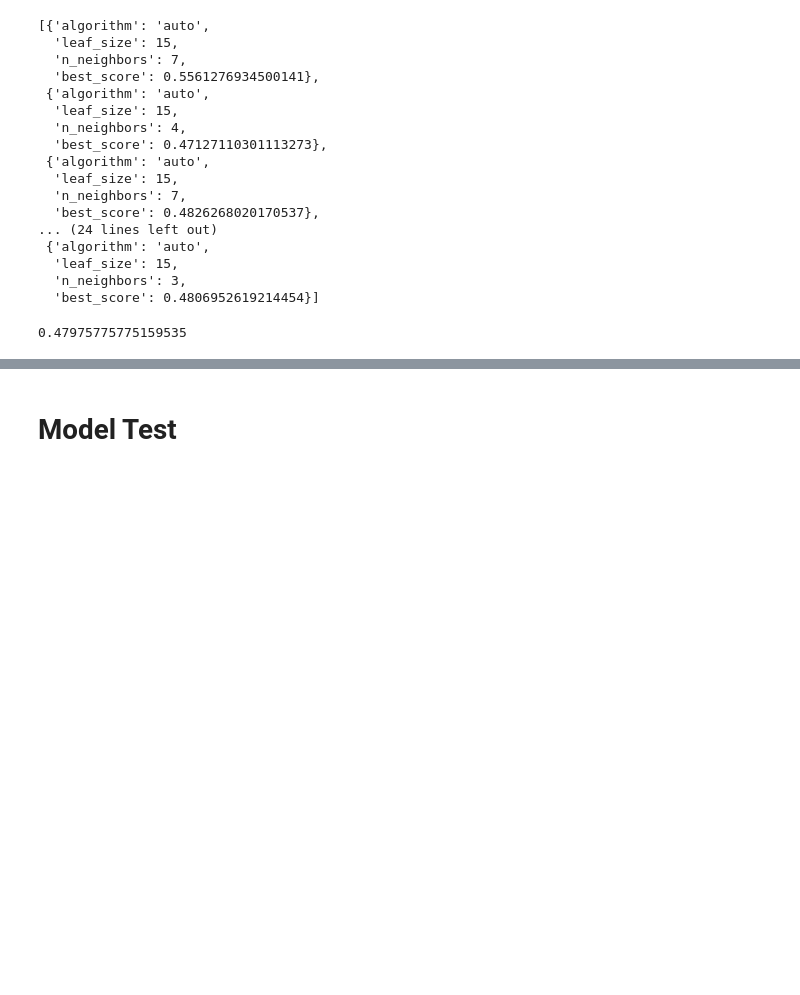
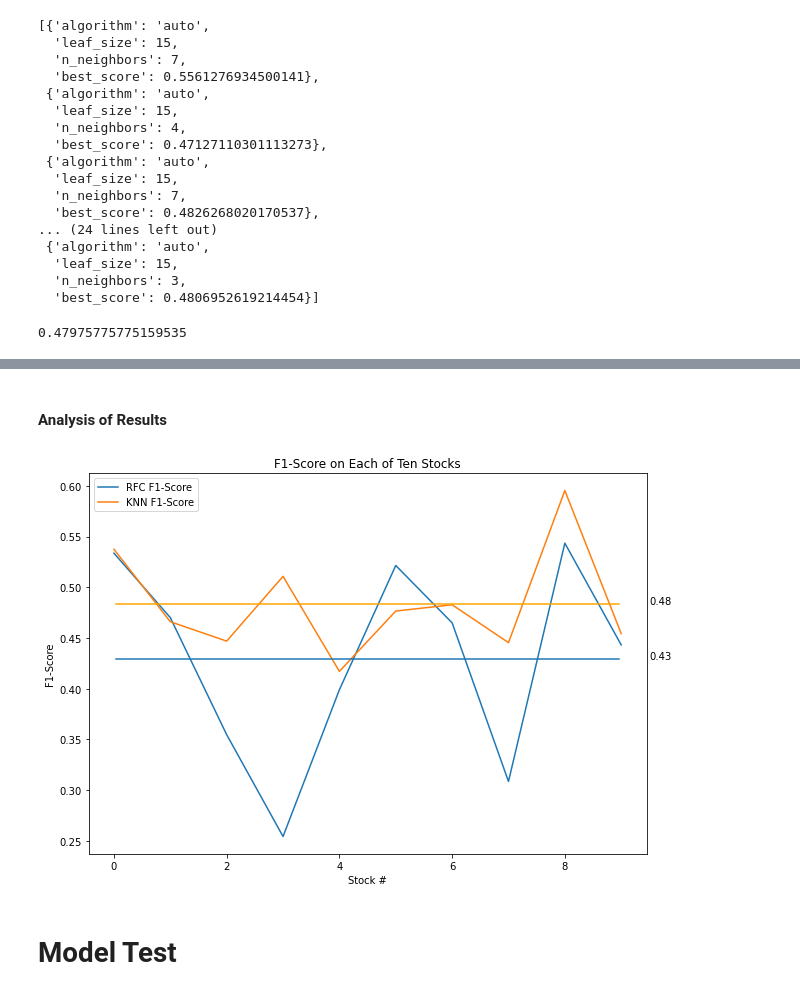
Before and after one commit to jakeoddi/Stock-Price-Forecasting, a Jupyter notebook: data_acquisition.ipynb, the cells around one changed output, grey strips where cells are left out. Saved outputs shown, nothing was run; the diff lists cells and outputs as text; code cells hidden in the pictures; blank space fills up the shorter version.

Commit message:
analysis viz

```diff
--- a/data_acquisition.ipynb
+++ b/data_acquisition.ipynb
@@ -665,8 +667,6 @@ def scale_and_knn(X_train, X_test, y_train, y_test):
     y_pred = knn.predict(X_test)
 
     return (y_test, y_pred)
-# %%
-X_train, X_test, y_train, y_test = time_train_test_split(df_list[0], '2020-05-20')
 # %%
 def compare_scores(df_list):
     """
@@ -715,0 +703,4 @@ compare_scores(df_list[:10])
+# %%
+# Creating a list of tuples to compare model performance on each stock
+
+comparison_list = compare_scores(df_list[:10])
@@ -716,3 +718,23 @@ compare_scores(df_list[:10])
+# %%
+# Creating lists of f1 scores for each model individually
+
+rfc_f1 = [x[0] for x in comparison_list]
+knn_f1 = [x[1] for x in comparison_list]
+# %% [markdown]
+#### Analysis of Results
+# %%
+fig, ax = plt.subplots(figsize = (10,7))
+sns.lineplot(x = range(10), y = rfc_f1, label = 'RFC F1-Score')
+sns.lineplot(x = range(10), y = knn_f1, label = 'KNN F1-Score')
+ax.set(xlabel = 'Stock #',ylabel = 'F1-Score', title = 'F1-Score on Each of Ten Stocks')
+ax.axhline(y = np.mean(rfc_f1), xmin = .05, xmax = .95)
+ax.axhline(y = np.mean(knn_f1), xmin = .05, xmax = .95, color = 'orange')
+ax.text(x = 9.5, y = np.mean(rfc_f1), s = str(round(np.mean(rfc_f1), 2)))
+ax.text(x = 9.5, y = np.mean(knn_f1), s = str(round(np.mean(knn_f1), 2)))
+ax.legend()
+plt.show()
+# %% [output]
+[figure, added]
 # %% [markdown]
 # Model Test
 # %%
```
Also changed, not shown: parts of 3 cells of this notebook.
